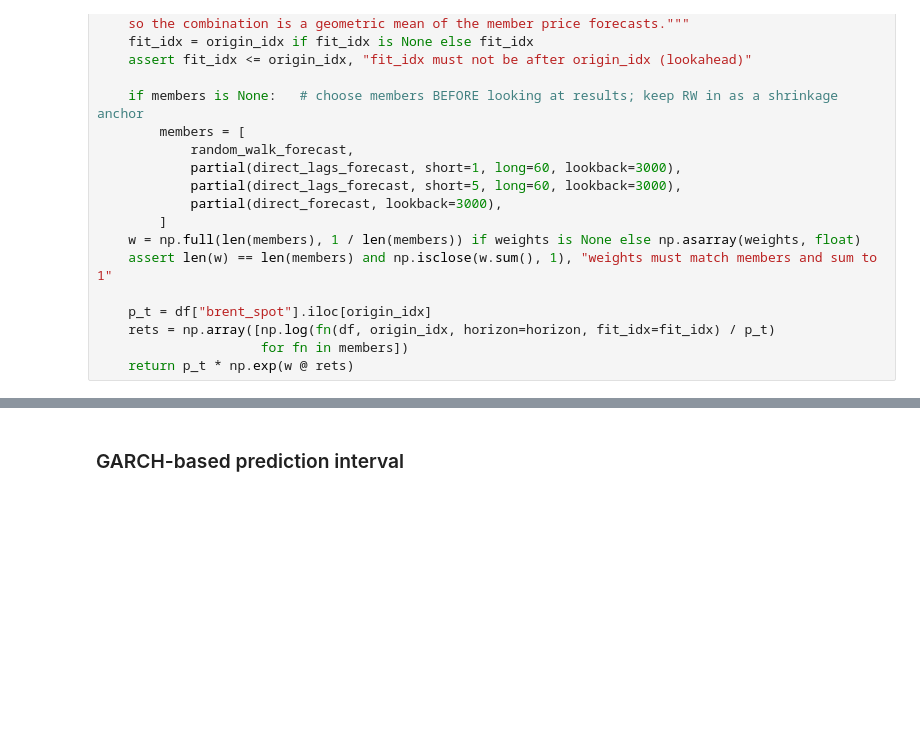
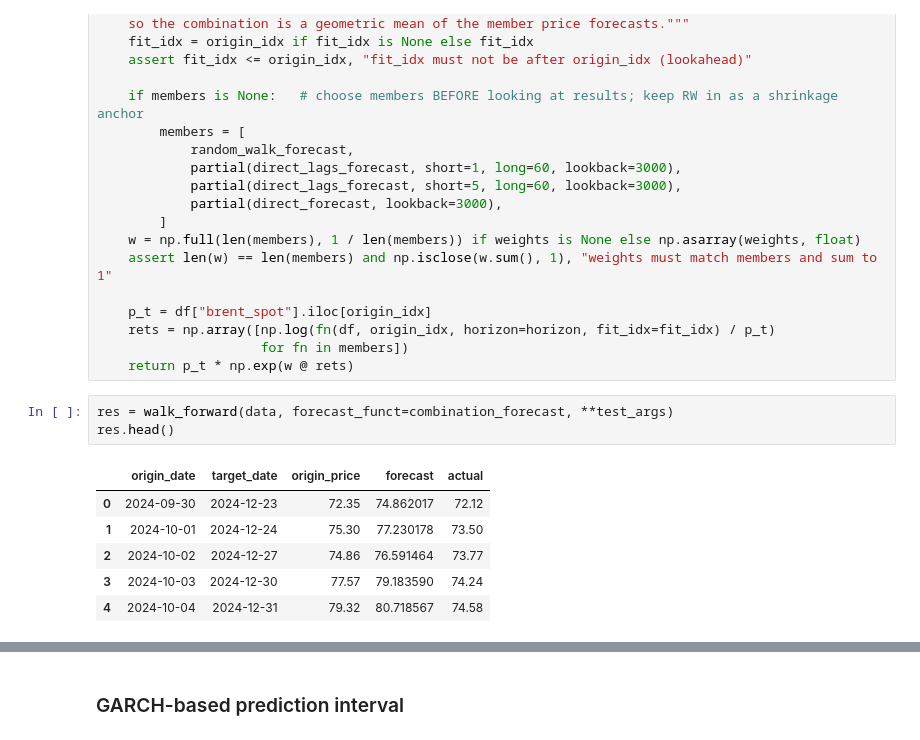
Before and after one commit to airrehn/Sample-Taxed, a Jupyter notebook: notebooks/hcy_forecast60.ipynb, the cells around one changed output, grey strips where cells are left out. Cells and saved outputs as stored; diff of their text form; blank space fills up the shorter version.

```diff
--- a/notebooks/horizon_60_notebook-updated-Copy.ipynb
+++ b/notebooks/hcy_forecast60.ipynb
@@ -301,3 +191,13 @@ def combination_forecast(df, origin_idx, horizon=60, fit_idx=None, members=None,
     rets = np.array([np.log(fn(df, origin_idx, horizon=horizon, fit_idx=fit_idx) / p_t)
                      for fn in members])
     return p_t * np.exp(w @ rets)
+# %%
+res = walk_forward(data, forecast_funct=combination_forecast, **test_args)
+res.head()
+# %% [output]
+|  | origin_date | target_date | origin_price | forecast | actual |
+| 0 | 2024-09-30 | 2024-12-23 | 72.35 | 74.862017 | 72.12 |
+| 1 | 2024-10-01 | 2024-12-24 | 75.30 | 77.230178 | 73.50 |
+| 2 | 2024-10-02 | 2024-12-27 | 74.86 | 76.591464 | 73.77 |
+| 3 | 2024-10-03 | 2024-12-30 | 77.57 | 79.183590 | 74.24 |
+| 4 | 2024-10-04 | 2024-12-31 | 79.32 | 80.718567 | 74.58 |
```
Also changed, not shown: parts of 7 cells of this notebook, 1 other file.
